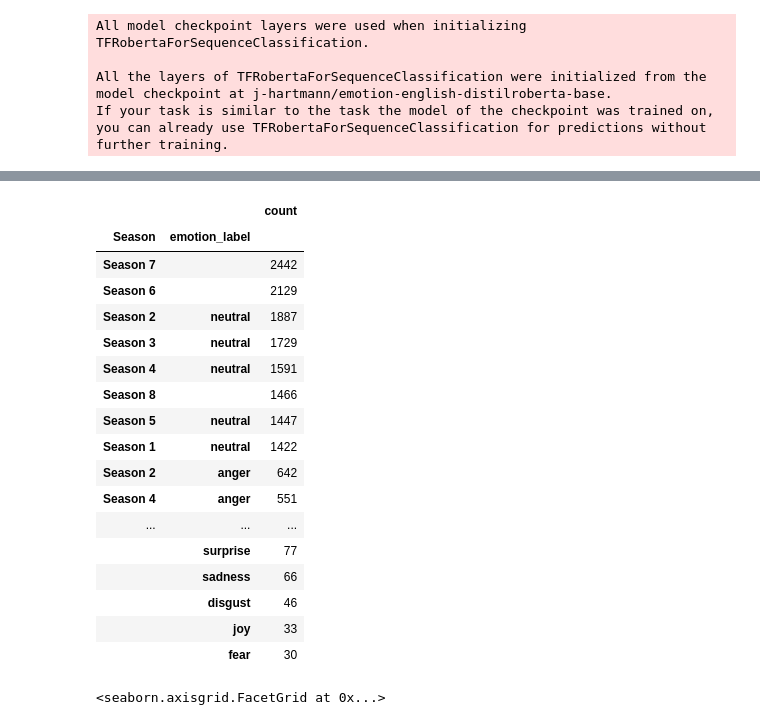
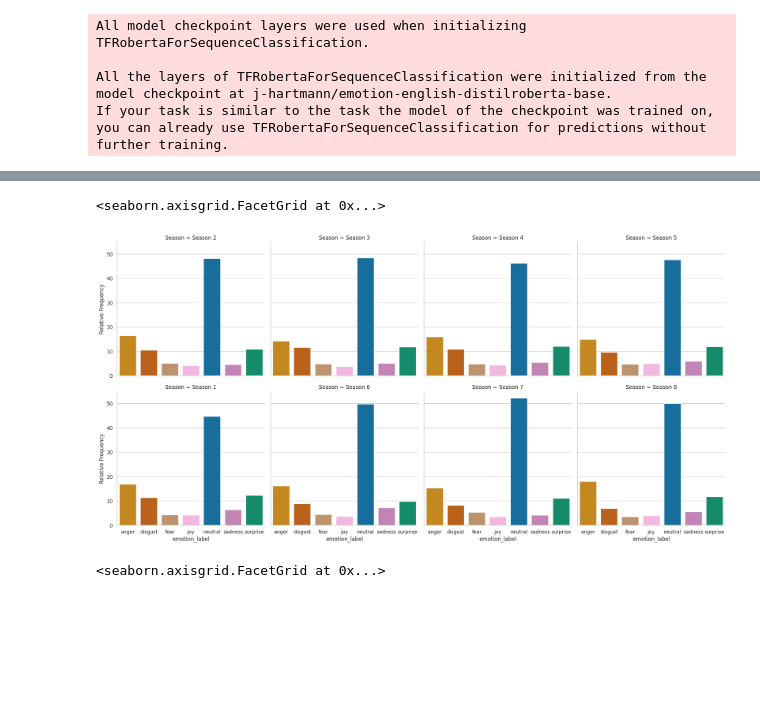
Before and after one commit to lrahbek/cds-lang-assignments, a Jupyter notebook: assignment-4/src/a4_notes.ipynb, the cells around one changed output, grey strips where cells are left out. Cells and saved outputs as stored; diff of their text form; code cells hidden in the pictures; blank space fills up the shorter version.

```diff
--- a/assignment-4/src/a4_notes.ipynb
+++ b/assignment-4/src/a4_notes.ipynb
@@ -75,0 +69,20 @@ sns.catplot(data_em_plot_c,
+# %%
+def reshape_data(data_emotions_path):
+    """
+    The function takes path where the emotions data was saved, and reshapes it. The returned
+    dataframe has three columns, Season and emotion_label and count. For each season the
+    number of each of the seven emotion labels are counted, divided by the total number of
+    lines in the given season and multiplied by 100, resulting in relative requency of each
+    emotion label per 100 lines for each season.
+    """
+    data_emotions = pd.read_csv(data_emotions_path, index_col=0, usecols=[0,2,7])
+    Seasons = list(data_emotions.Season.unique())
+    season_len = []
+    for n in range(len(Seasons)):
+        season = Seasons[n]
+        season_len = season_len + [len(data_emotions.loc[data_emotions["Season"] == f"{season}"])]
+    data_counts =  data_emotions.value_counts().reset_index().rename(columns={"index": "value", 0: "counts"})
+    data_counts["Relative Frequency"] = ""
+    for season, length in zip(Seasons, season_len):
+        data_counts.loc[data_counts["Season"] == season, "Relative Frequency"] = data_counts.loc[data_counts["Season"] == season, "count"]/length * 100
+    return data_counts
@@ -76,3 +144,19 @@ sns.catplot(data_em_plot_c,
+# %%
+sns.set_theme(style = "whitegrid", palette="colorblind")
+sns.catplot(data_counts,
+            x= "emotion_label",
+            y = "Relative Frequency",
+            hue = "emotion_label",
+            col = "Season",
+            kind = "bar",
+            col_wrap = 4,
+            col_order = ["Season 1", "Season 2", "Season 3", "Season 4", "Season 5", "Season 6", "Season 7", "Season 8"]
+            fill = True,
+            order = ["anger", "disgust", "fear", "joy", "neutral", "sadness", "surprise"]
+             )
+# %% [output]
+<seaborn.axisgrid.FacetGrid at 0x...>
+[figure, added]
 # %%
 def season_plot(data_emotions_path):
     data_emotions = pd.read_csv(data_emotions_path)
@@ -89,24 +171,3 @@ val = pd.DataFrame(data_emotions_plot.value_counts())
-# %%
-val
-# %% [output]
-|  |  | count |
-| Season | emotion_label |  |
-| Season 7 |  | 2442 |
-| Season 6 |  | 2129 |
-| Season 2 | neutral | 1887 |
-| Season 3 | neutral | 1729 |
-| Season 4 | neutral | 1591 |
-| Season 8 |  | 1466 |
-| Season 5 | neutral | 1447 |
-| Season 1 | neutral | 1422 |
-| Season 2 | anger | 642 |
-| Season 4 | anger | 551 |
-| ... | ... | ... |
-|  | surprise | 77 |
-|  | sadness | 66 |
-|  | disgust | 46 |
-|  | joy | 33 |
-|  | fear | 30 |
 # %%
 sns.catplot(data_emotions.loc[0:17000],
                 x= "emotion_label",
```
Also changed, not shown: parts of 13 cells of this notebook, 5 other files.
